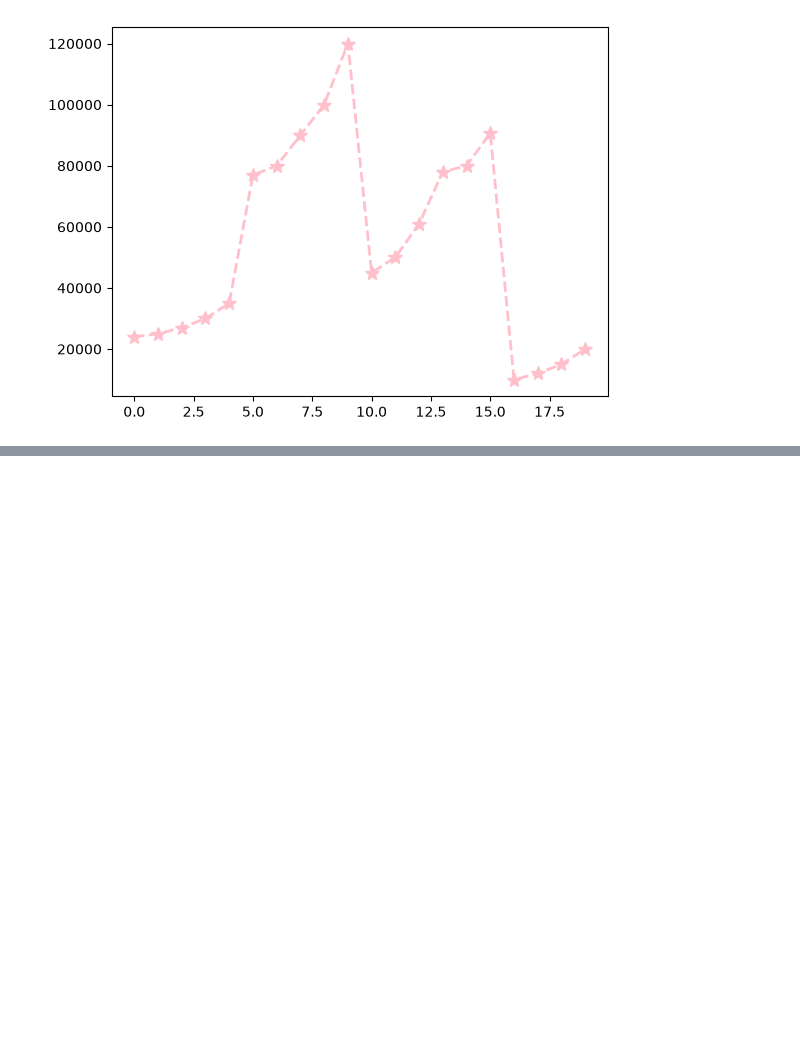
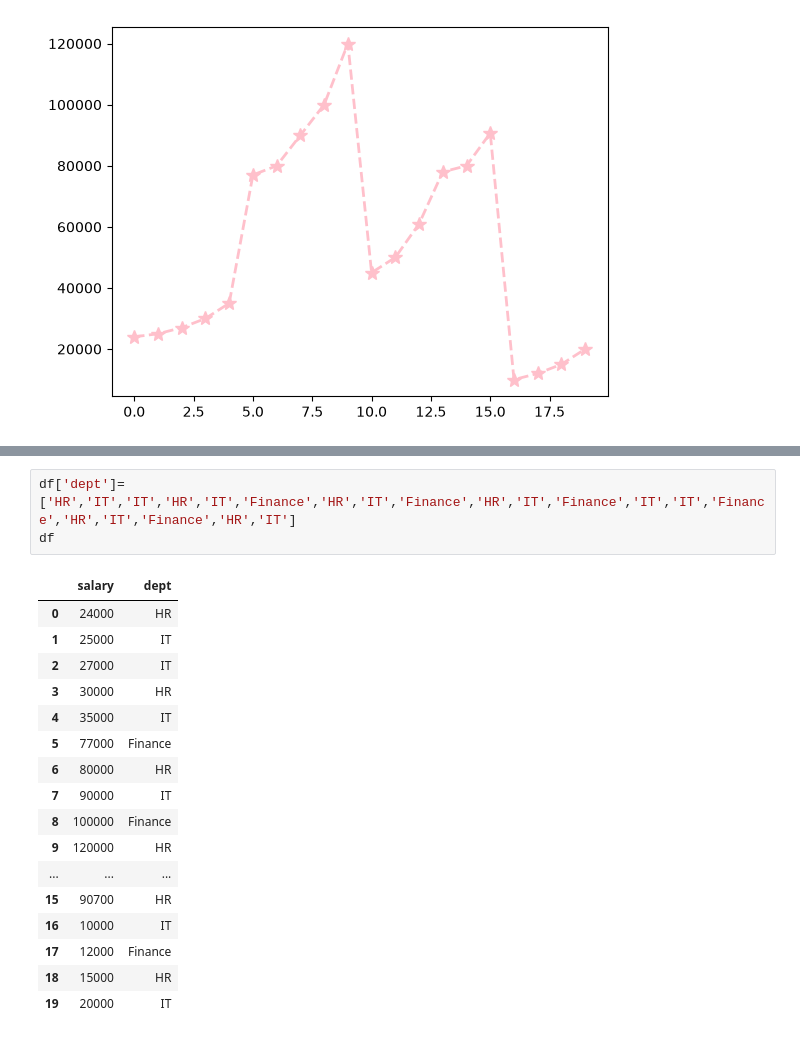
Before and after one commit to khushbu9119/Matplotlib, a Jupyter notebook: learning.ipynb, the cells around one changed output, grey strips where cells are left out. Drawn from its saved outputs; the diff is of its cells as text; blank space fills up the shorter version.

```diff
--- a/learning.ipynb
+++ b/learning.ipynb
@@ -52,0 +65,21 @@ plt.show()
+# %%
+df['dept']=['HR','IT','IT','HR','IT','Finance','HR','IT','Finance','HR','IT','Finance','IT','IT','Finance','HR','IT','Finance','HR','IT']
+df
+# %% [output]
+|  | salary | dept |
+| 0 | 24000 | HR |
+| 1 | 25000 | IT |
+| 2 | 27000 | IT |
+| 3 | 30000 | HR |
+| 4 | 35000 | IT |
+| 5 | 77000 | Finance |
+| 6 | 80000 | HR |
+| 7 | 90000 | IT |
+| 8 | 100000 | Finance |
+| 9 | 120000 | HR |
+| ... | ... | ... |
+| 15 | 90700 | HR |
+| 16 | 10000 | IT |
+| 17 | 12000 | Finance |
+| 18 | 15000 | HR |
+| 19 | 20000 | IT |
```
Also changed, not shown: parts of 4 cells of this notebook.
